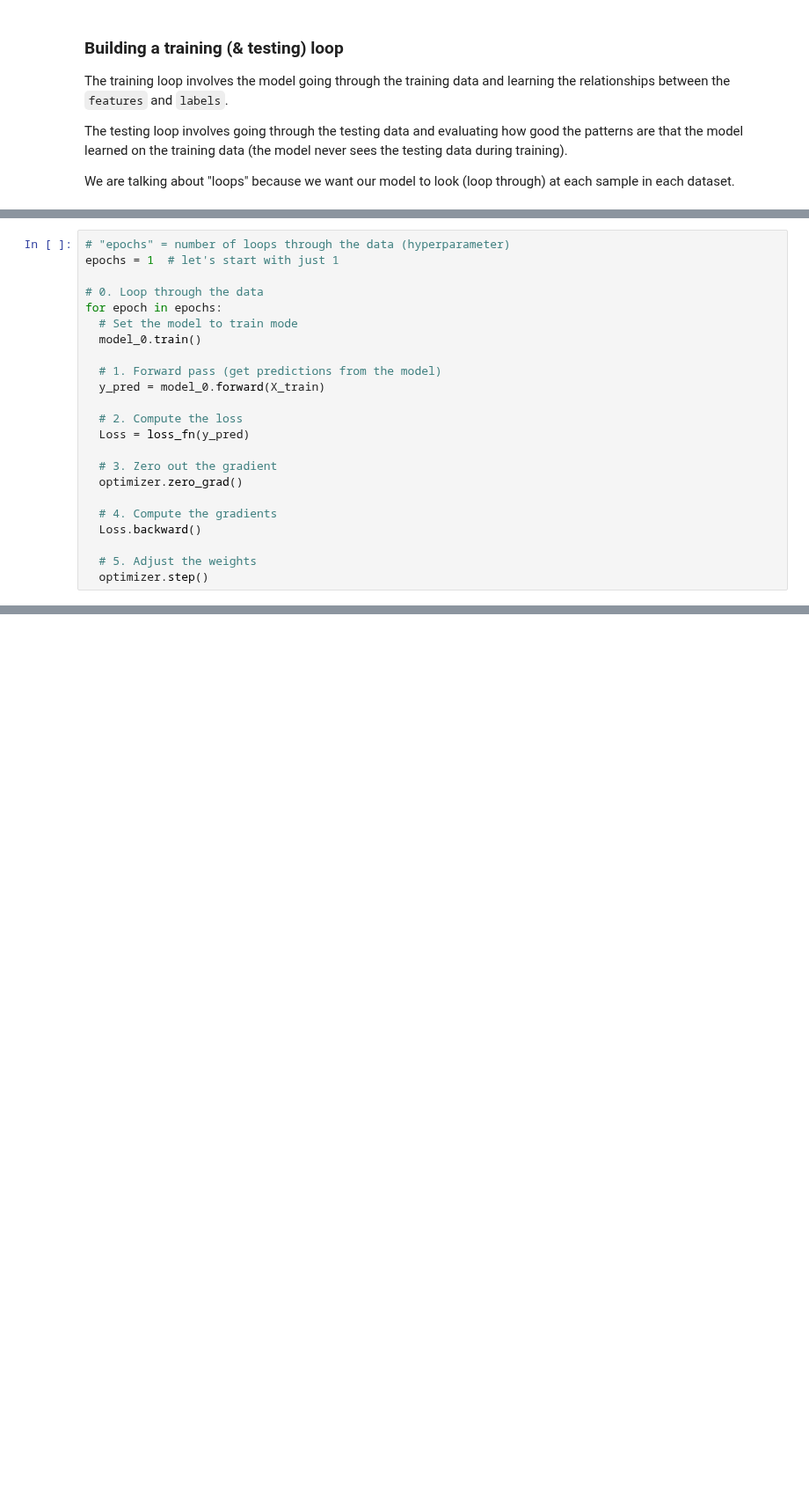
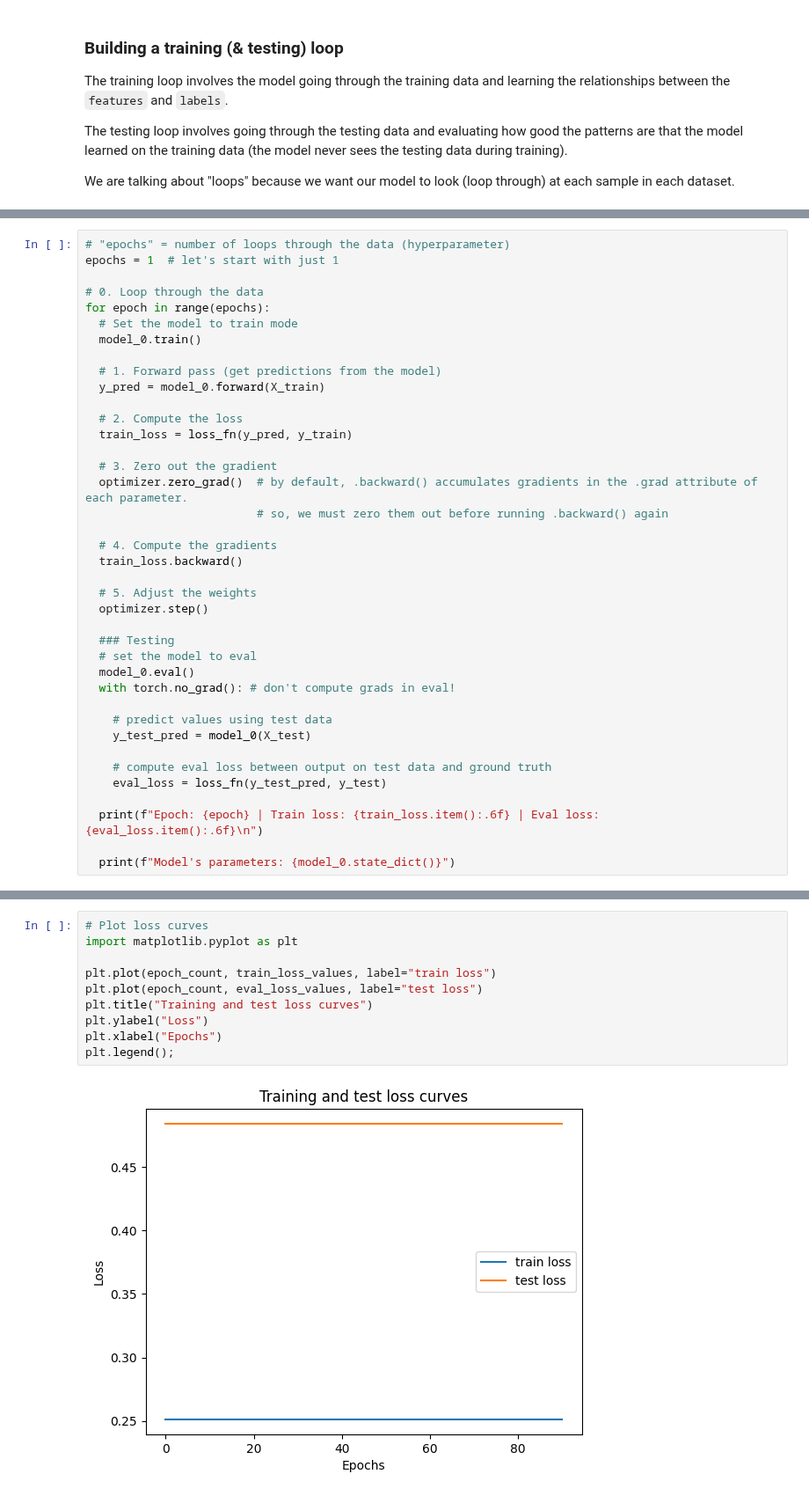
Before and after one commit to MatteoFalcioni/PyTorch_basics, a Jupyter notebook: workflow.ipynb, the cells around one changed output, grey strips where cells are left out. Shown at 88% size. Saved outputs shown, nothing was run; the diff lists cells and outputs as text; blank space fills up the shorter version.

```diff
--- a/workflow.ipynb
+++ b/workflow.ipynb
@@ -292,7 +295,7 @@ We can summarize the main steps we need in a training loop as follows:
 epochs = 1  # let's start with just 1
 
 # 0. Loop through the data
-for epoch in epochs:
+for epoch in range(epochs):
   # Set the model to train mode
   model_0.train()
 
@@ -300,13 +303,29 @@ for epoch in epochs:
   y_pred = model_0.forward(X_train)
 
   # 2. Compute the loss
-  Loss = loss_fn(y_pred)
+  train_loss = loss_fn(y_pred, y_train)
 
   # 3. Zero out the gradient
-  optimizer.zero_grad()
+  optimizer.zero_grad()  # by default, .backward() accumulates gradients in the .grad attribute of each parameter.
+                         # so, we must zero them out before running .backward() again
 
   # 4. Compute the gradients
-  Loss.backward()
+  train_loss.backward()
 
   # 5. Adjust the weights
   optimizer.step()
+
+  ### Testing
+  # set the model to eval
+  model_0.eval()
+  with torch.no_grad(): # don't compute grads in eval!
+
+    # predict values using test data
+    y_test_pred = model_0(X_test)
+
+    # compute eval loss between output on test data and ground truth
+    eval_loss = loss_fn(y_test_pred, y_test)
+
+  print(f"Epoch: {epoch} | Train loss: {train_loss.item():.6f} | Eval loss: {eval_loss.item():.6f}\n")
+
+  print(f"Model's parameters: {model_0.state_dict()}")
@@ -312,0 +400,12 @@ for epoch in epochs:
+# %%
+# Plot loss curves
+import matplotlib.pyplot as plt
+
+plt.plot(epoch_count, train_loss_values, label="train loss")
+plt.plot(epoch_count, eval_loss_values, label="test loss")
+plt.title("Training and test loss curves")
+plt.ylabel("Loss")
+plt.xlabel("Epochs")
+plt.legend();
+# %% [output]
+[figure, added]
```
Also changed, not shown: parts of 8 cells of this notebook.
